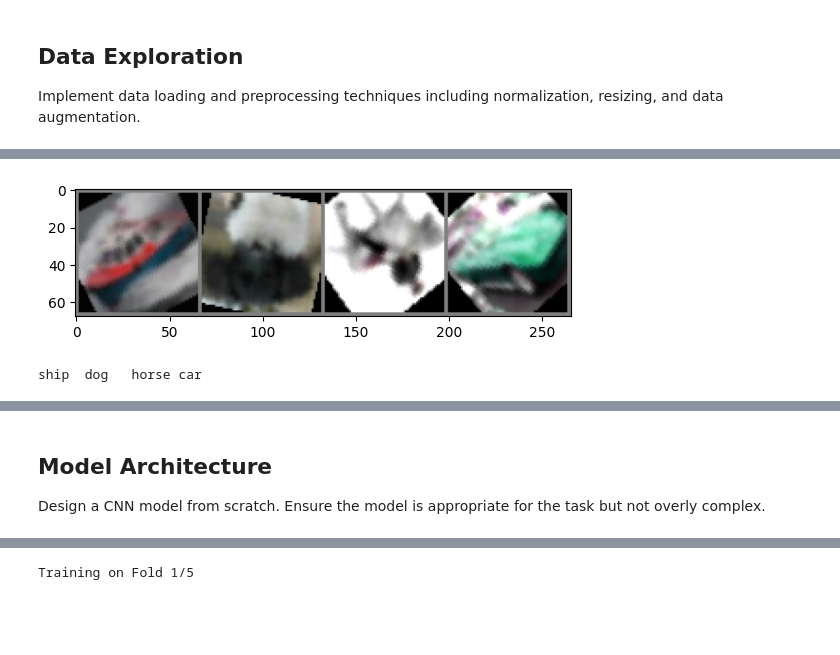
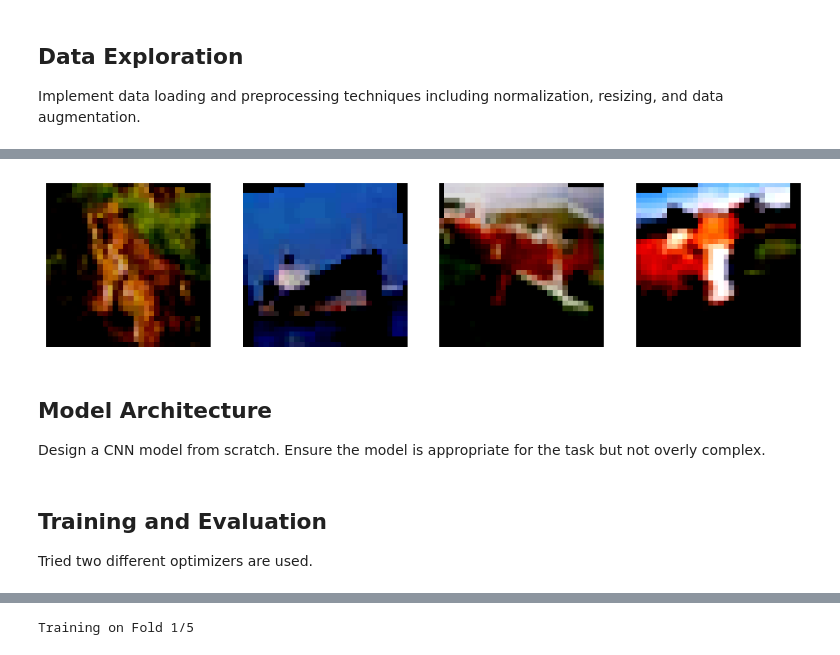
Before and after one commit to yasmineali284/Cifar-10-Task, a Jupyter notebook: IN3_Junior_Machine_Learning_task_Yasmine_AbdelHafez.ipynb, the cells around one changed output, grey strips where cells are left out. Cells and saved outputs as stored; diff of their text form; code cells hidden in the pictures; blank space fills up the shorter version.

```diff
--- a/IN3_Junior_Machine_Learning_task_Yasmine_AbdelHafez.ipynb
+++ b/IN3_Junior_Machine_Learning_task_Yasmine_AbdelHafez.ipynb
@@ -43,19 +56,17 @@ Implement data loading and preprocessing techniques including normalization, res
 # %%
 # Normalize the original dataset via transform module
 original_transform = transforms.Compose([
-    transforms.Resize((64, 64)),
+    transforms.Resize((32, 32)),
     transforms.ToTensor(),
     transforms.Normalize((0.5, 0.5, 0.5), (0.5, 0.5, 0.5))
 ])
 
 # Augment and normalize the original dataset via transform module
 augmented_transform = transforms.Compose([
-    transforms.Resize((64, 64)),
+    transforms.Resize((32, 32)),
     transforms.RandomHorizontalFlip(),
-    transforms.RandomVerticalFlip(),
-    transforms.RandomRotation(45),
-    transforms.ColorJitter(brightness=0.2, contrast=0.2, saturation=0.2, hue=0.2),
-    transforms.RandomResizedCrop(64, scale=(0.8, 1.0)),  # Make sure to resize to the same size
+    transforms.RandomRotation(10),
+    transforms.ColorJitter(brightness=0.2, contrast=0.2, saturation=0.2),
     transforms.ToTensor(),
     transforms.Normalize((0.5, 0.5, 0.5), (0.5, 0.5, 0.5))
 ])
@@ -90,28 +99,35 @@ _, labels
 batch_size = 64
 
 # Create data loaders for train and test sets
-trainloader = DataLoader(trainset, batch_size=batch_size,
-                                          shuffle=True, num_workers=2)
-testloader = DataLoader(testset, batch_size=batch_size,
-                                         shuffle=False, num_workers=2)
+trainloader = DataLoader(trainset, batch_size=batch_size, shuffle=True)
+valloader = DataLoader(valset, batch_size=batch_size, shuffle=True)
+testloader = DataLoader(testset, batch_size=batch_size, shuffle=True)
 
 # Classes
 classes = ('plane', 'car', 'bird', 'cat', 'deer', 'dog', 'frog', 'horse', 'ship', 'truck')
-# %%
-def imshow(img):
-    img = img / 2 + 0.5     # unnormalize
-    npimg = img.numpy()
-    plt.imshow(np.transpose(npimg, (1, 2, 0)))
-    plt.show()
-
-# Get some random images from training
-dataiter = iter(trainloader)
-images, labels = next(dataiter)
-
-# Show images
-imshow(torchvision.utils.make_grid(images))
-# Print labels
-print(' '.join(f'{classes[labels[j]]:5s}' for j in range(batch_size)))
-# %% [output]
-[figure, removed]
-ship  dog   horse car
+# %%
+images, _ = next(iter(trainloader))
+
+# Generate random indices for selecting images
+random_indices = np.random.randint(0, images.size(0), size=4)
+
+# Create a subplot for each image
+fig, axes = plt.subplots(1, 4, figsize=(12, 3))
+
+for i, ax in enumerate(axes):
+    # Extract the selected image
+    random_image = images[random_indices[i]]
+
+    # If the image is in torch tensor, convert it to a NumPy array
+    random_image = random_image.numpy()
+
+    # If the image has 3 channels, transpose it to (H, W, C) for display
+    if random_image.shape[0] == 3:
+        random_image = np.transpose(random_image, (1, 2, 0))
+
+    # Display the image
+    ax.imshow(random_image)
+    ax.axis('off')
+
+plt.show();
+# %% [output]
@@ -118,3 +138,4 @@ ship  dog   horse car
+[figure, added]
 # %% [markdown]
 ## Model Architecture
 
@@ -145 +190,5 @@ class CNN(nn.Module):
+# %% [markdown]
+## Training and Evaluation
+
+Tried two different optimizers are used.
 # %%
```
Also changed, not shown: parts of 18 cells of this notebook.
